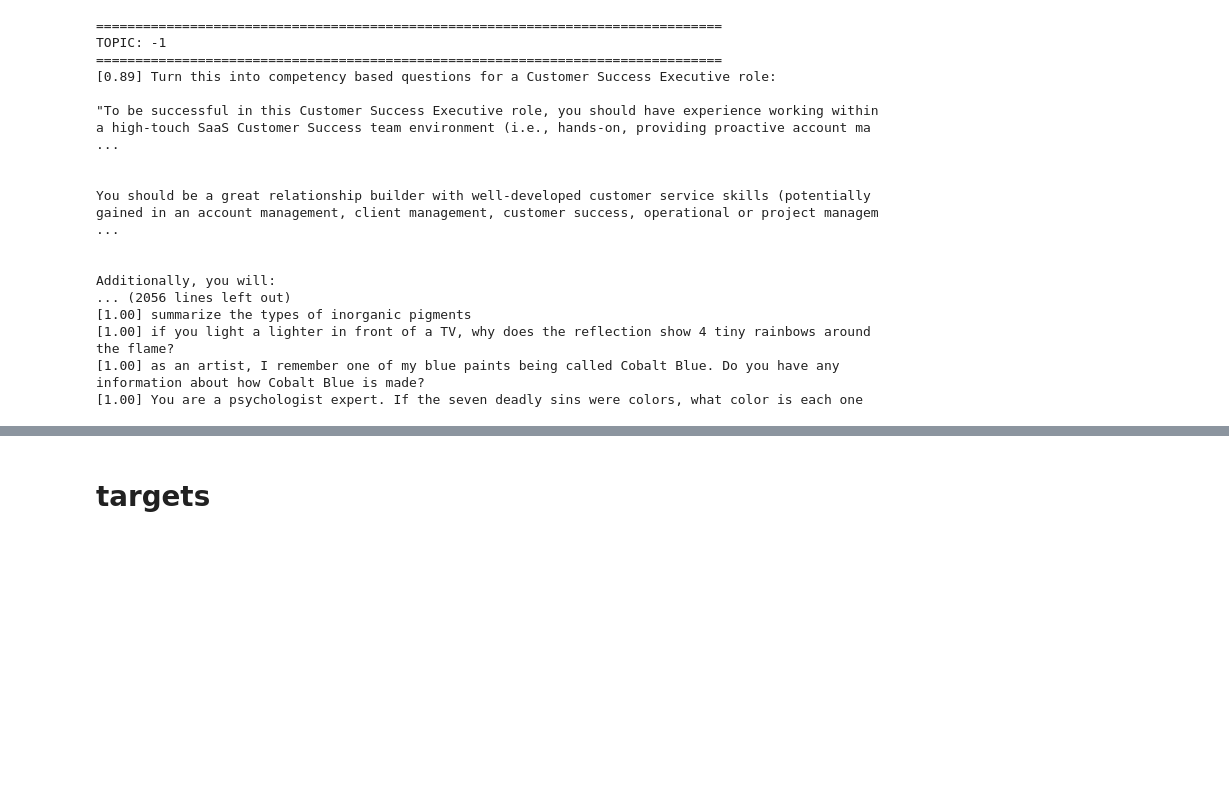
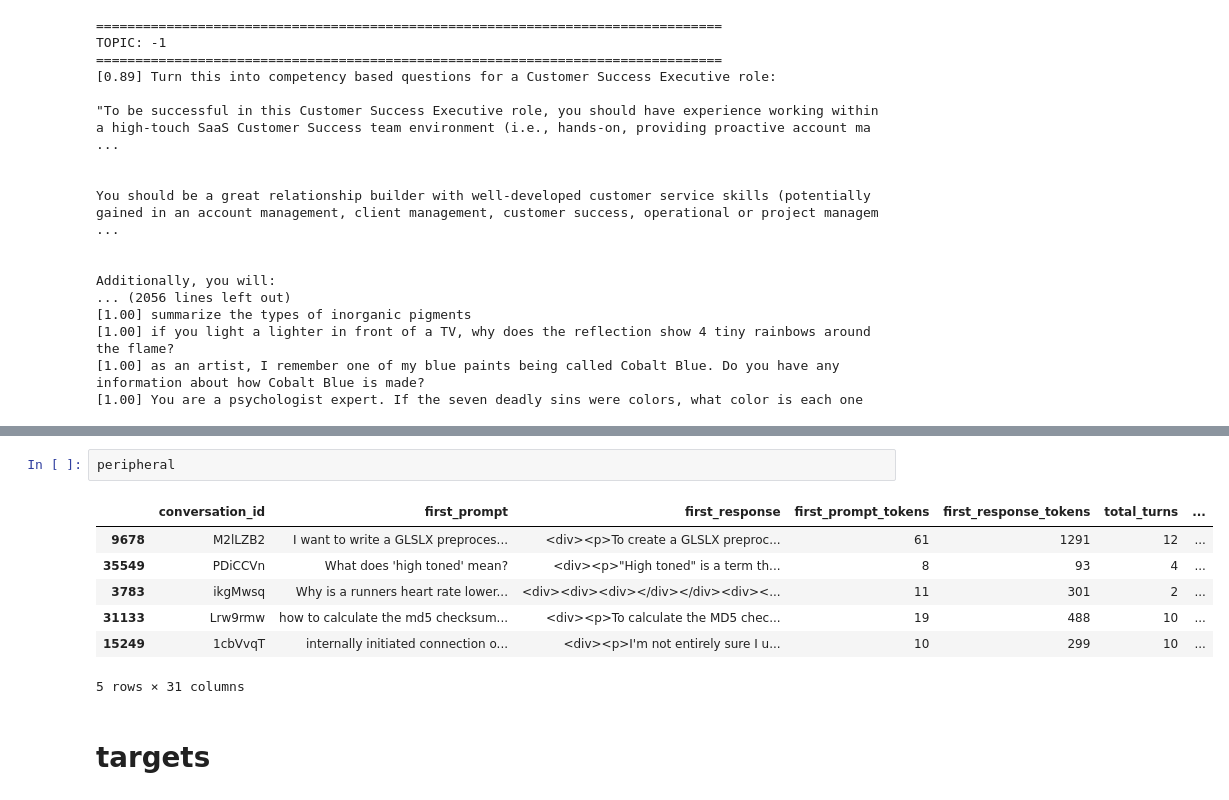
Before and after one commit to Thoericht/llm-sustainability-analysis, a Jupyter notebook: 02_notebooks/0C_data_exploration.ipynb, the cells around one changed output, grey strips where cells are left out. Drawn from its saved outputs; the diff is of its cells as text; blank space fills up the shorter version.

```diff
--- a/02_notebooks/0C_data_exploration.ipynb
+++ b/02_notebooks/0C_data_exploration.ipynb
@@ -570,3 +559,13 @@ sample_df
+# %%
+peripheral
+# %% [output]
+|  | conversation_id | first_prompt | first_response | first_prompt_tokens | first_response_tokens | total_turns | ... |
+| 9678 | M2lLZB2 | I want to write a GLSLX preproces... | <div><p>To create a GLSLX preproc... | 61 | 1291 | 12 | ... |
+| 35549 | PDiCCVn | What does 'high toned' mean? | <div><p>"High toned" is a term th... | 8 | 93 | 4 | ... |
+| 3783 | ikgMwsq | Why is a runners heart rate lower... | <div><div><div></div></div><div><... | 11 | 301 | 2 | ... |
+| 31133 | Lrw9rmw | how to calculate the md5 checksum... | <div><p>To calculate the MD5 chec... | 19 | 488 | 10 | ... |
+| 15249 | 1cbVvqT | internally initiated connection o... | <div><p>I'm not entirely sure I u... | 10 | 299 | 10 | ... |
+5 rows × 31 columns
 # %% [markdown]
 # targets
 # %%
```
Also changed, not shown: parts of 3 cells of this notebook, 3 other files.
